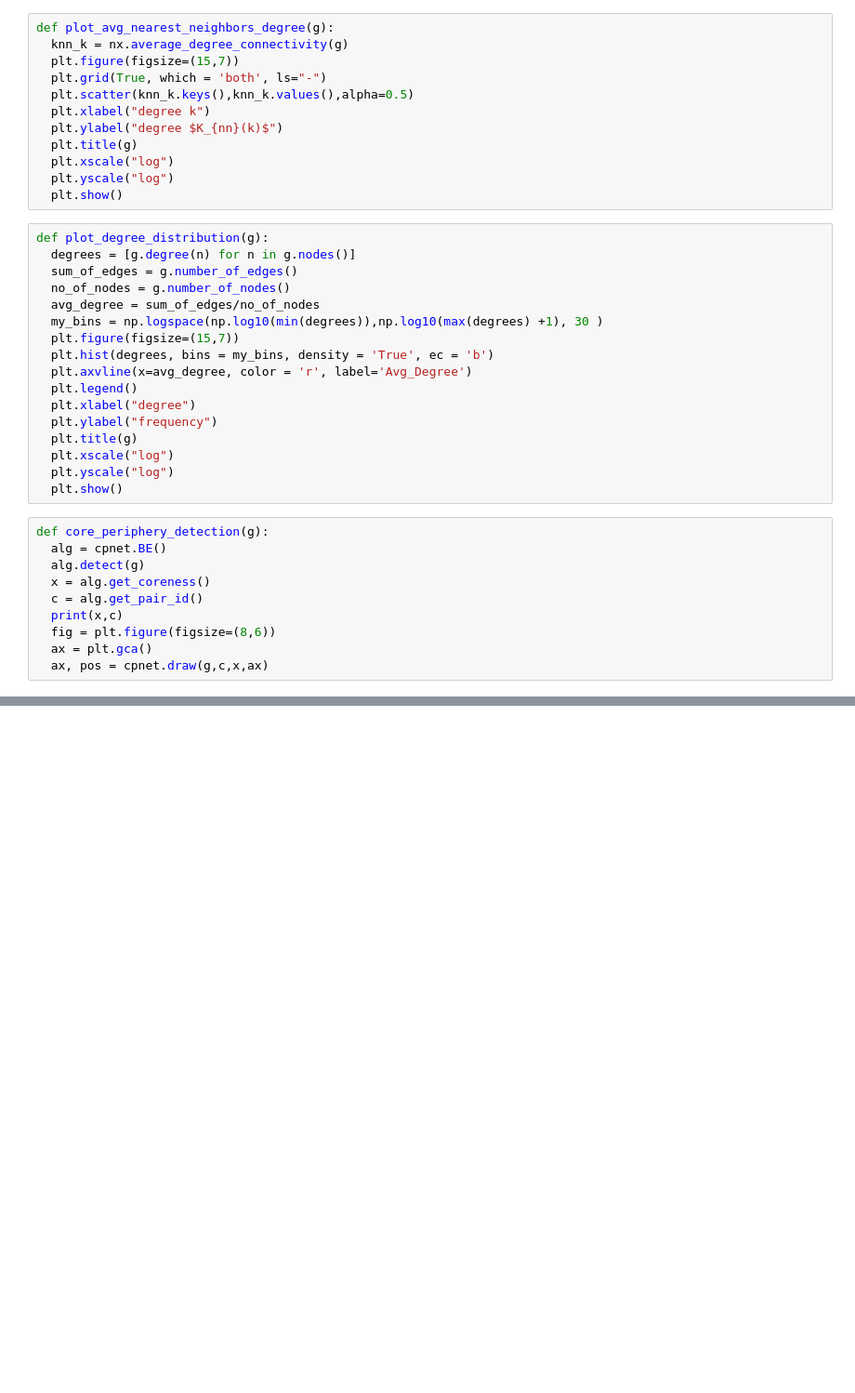
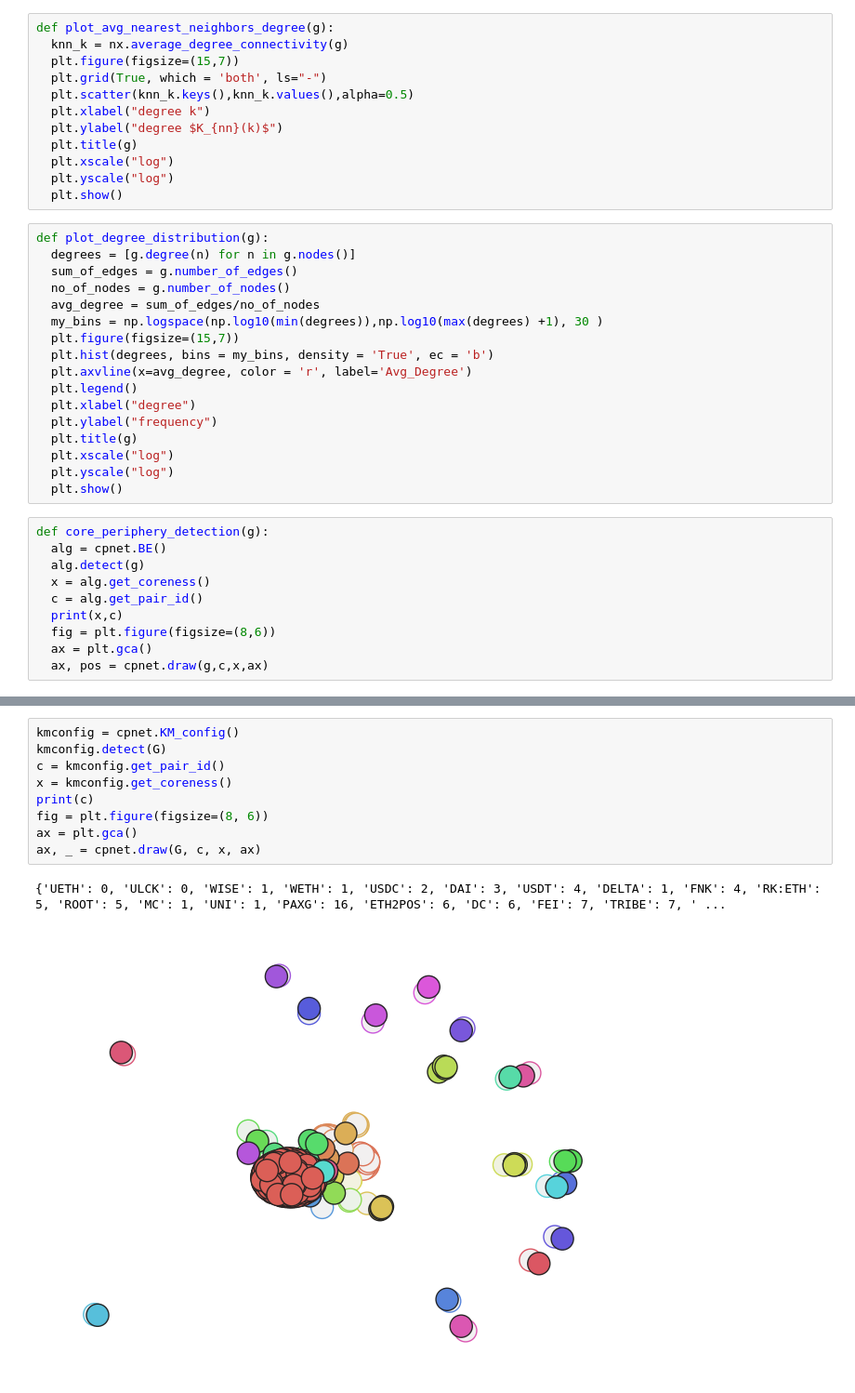
Before and after one commit to tanmaychimurkar/ns_final_project, a Jupyter notebook: properties.ipynb, the cells around one changed output, grey strips where cells are left out. Shown: that part at 93% size. Saved outputs shown, nothing was run; the diff lists cells and outputs as text; blank space fills up the shorter version.

```diff
--- a/properties.ipynb
+++ b/properties.ipynb
@@ -88,0 +101,12 @@ core_periphery_detection(G)
+# %%
+kmconfig = cpnet.KM_config()
+kmconfig.detect(G)
+c = kmconfig.get_pair_id()
+x = kmconfig.get_coreness()
+print(c)
+fig = plt.figure(figsize=(8, 6))
+ax = plt.gca()
+ax, _ = cpnet.draw(G, c, x, ax)
+# %% [output]
+{'UETH': 0, 'ULCK': 0, 'WISE': 1, 'WETH': 1, 'USDC': 2, 'DAI': 3, 'USDT': 4, 'DELTA': 1, 'FNK': 4, 'RK:ETH': 5, 'ROOT': 5, 'MC': 1, 'UNI': 1, 'PAXG': 16, 'ETH2POS': 6, 'DC': 6, 'FEI': 7, 'TRIBE': 7, ' ...
+[figure, added]
```
Also changed, not shown: parts of 4 cells of this notebook.
